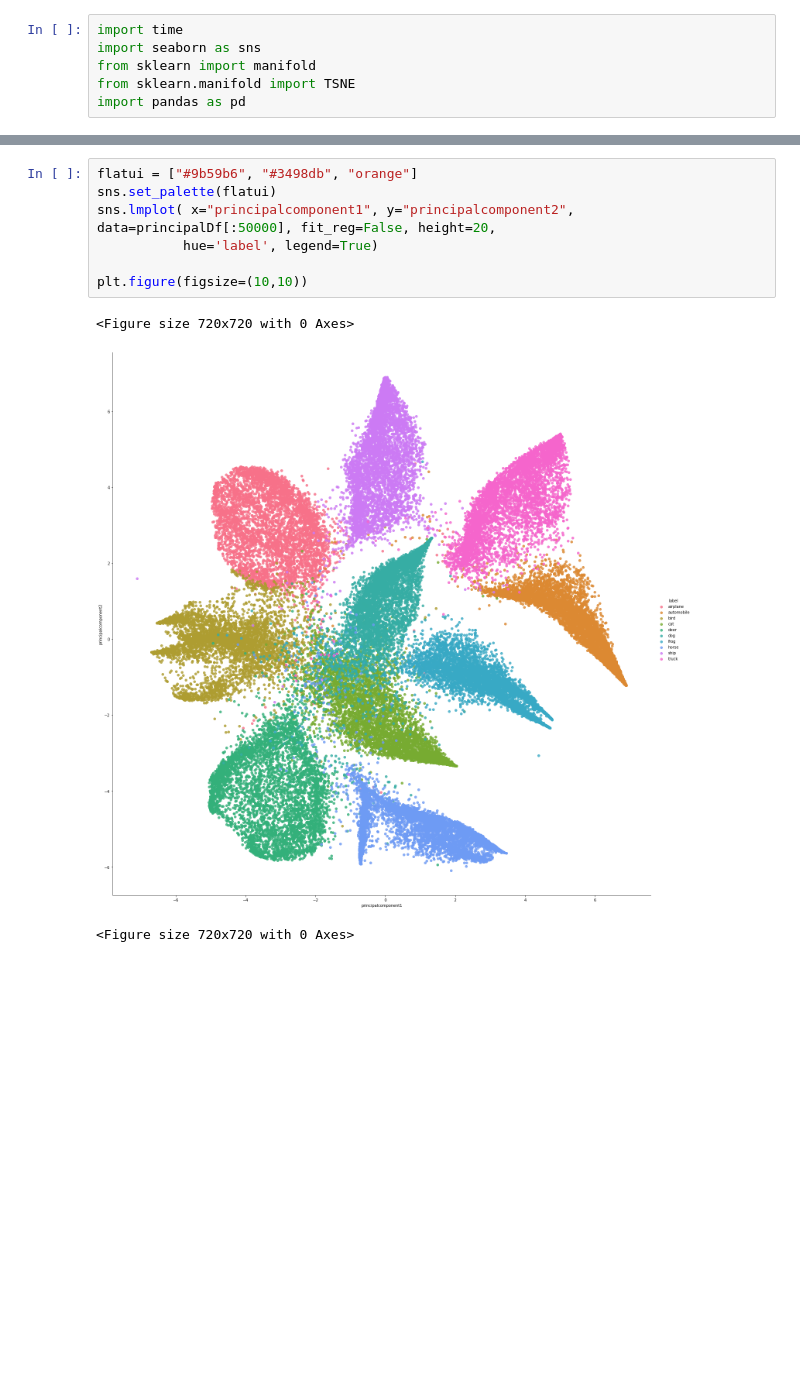
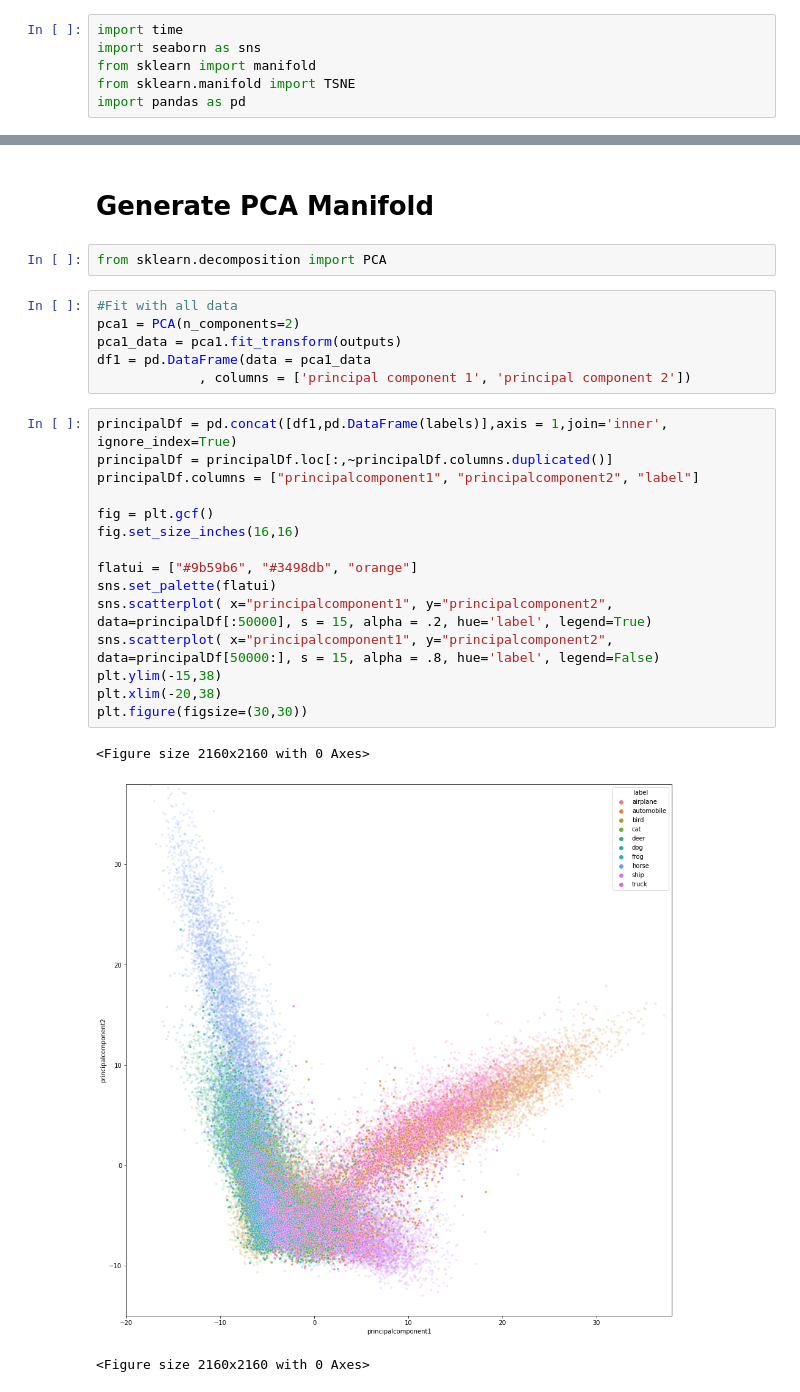
Before and after one commit to RobHug01/Adversarial_ML, a Jupyter notebook: CIFAR10_BIM.ipynb, the cells around one changed output, grey strips where cells are left out. Saved outputs shown, nothing was run; the diff lists cells and outputs as text; blank space fills up the shorter version.

Commit message:
gen manifold

```diff
--- a/CIFAR10_BIM.ipynb
+++ b/CIFAR10_BIM.ipynb
@@ -319,12 +347,30 @@ plt.figure(figsize=(10,10))
 <Figure size 720x720 with 0 Axes>
-# %%
-flatui = ["#9b59b6", "#3498db", "orange"]
-sns.set_palette(flatui)
-sns.lmplot( x="principalcomponent1", y="principalcomponent2", data=principalDf[:50000], fit_reg=False, height=20,
-           hue='label', legend=True)
-
-plt.figure(figsize=(10,10))
-# %% [output]
-<Figure size 720x720 with 0 Axes>
-[figure, removed]
-<Figure size 720x720 with 0 Axes>
+# %% [markdown]
+# Generate PCA Manifold
+# %%
+from sklearn.decomposition import PCA
+# %%
+#Fit with all data
+pca1 = PCA(n_components=2)
+pca1_data = pca1.fit_transform(outputs)
+df1 = pd.DataFrame(data = pca1_data
+             , columns = ['principal component 1', 'principal component 2'])
+# %%
+principalDf = pd.concat([df1,pd.DataFrame(labels)],axis = 1,join='inner', ignore_index=True)
+principalDf = principalDf.loc[:,~principalDf.columns.duplicated()]
+principalDf.columns = ["principalcomponent1", "principalcomponent2", "label"]
+
+fig = plt.gcf()
+fig.set_size_inches(16,16)
+
+flatui = ["#9b59b6", "#3498db", "orange"]
+sns.set_palette(flatui)
+sns.scatterplot( x="principalcomponent1", y="principalcomponent2", data=principalDf[:50000], s = 15, alpha = .2, hue='label', legend=True)
+sns.scatterplot( x="principalcomponent1", y="principalcomponent2", data=principalDf[50000:], s = 15, alpha = .8, hue='label', legend=False)
+plt.ylim(-15,38)
+plt.xlim(-20,38)
+plt.figure(figsize=(30,30))
+# %% [output]
+<Figure size 2160x2160 with 0 Axes>
+[figure, added]
+<Figure size 2160x2160 with 0 Axes>
```
Also changed, not shown: parts of 10 cells of this notebook.
